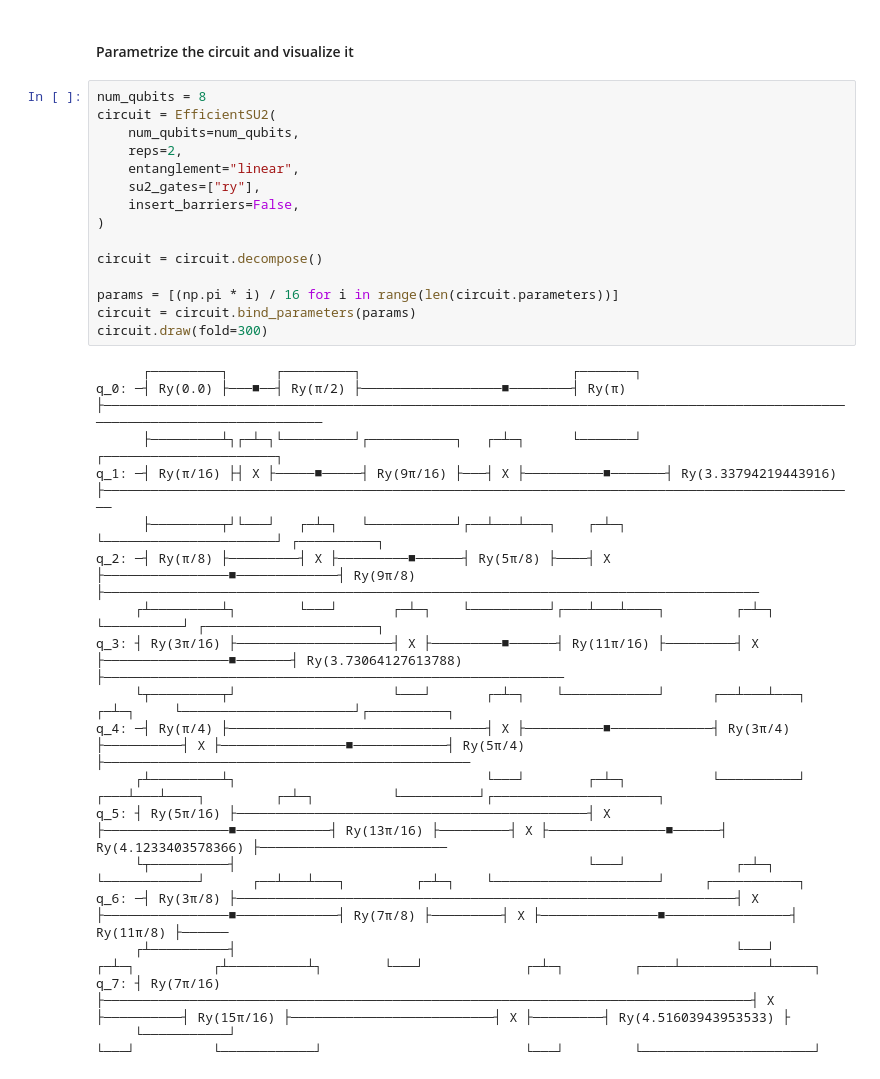
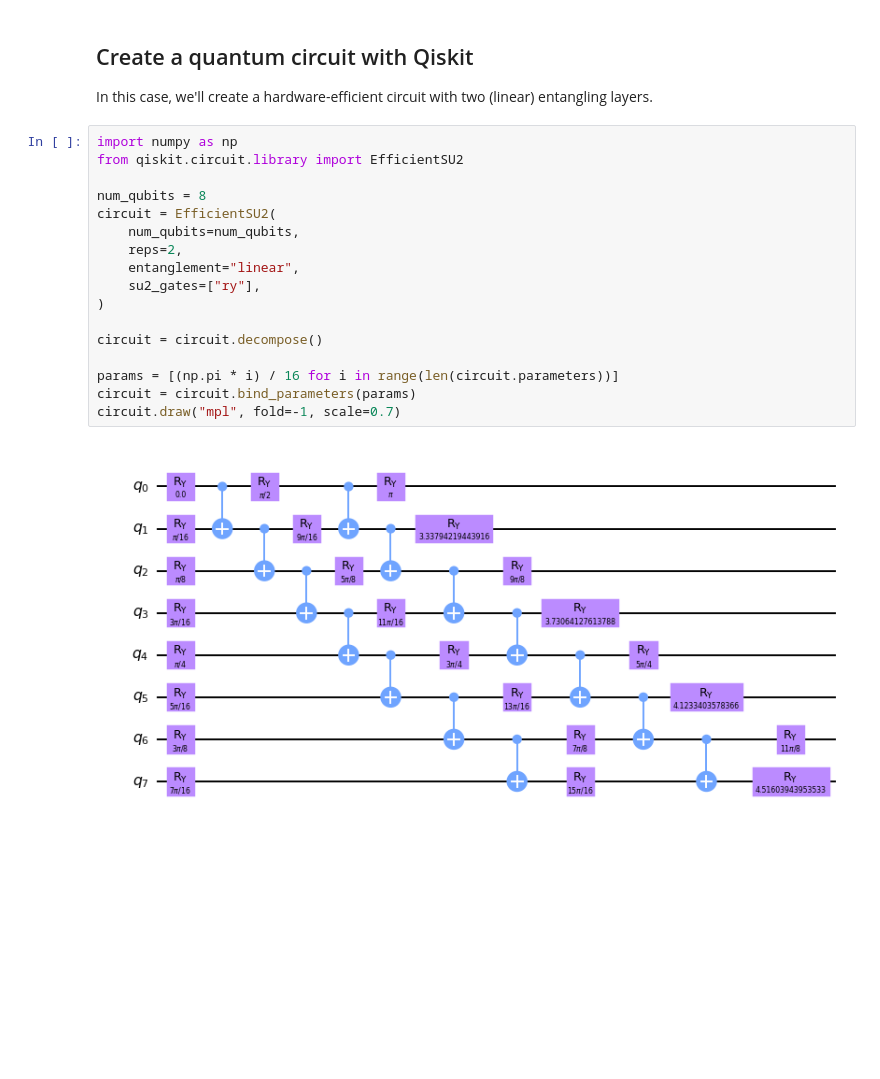
Before and after one commit to Qiskit/qiskit-addon-cutting, a Jupyter notebook: docs/circuit_cutting/tutorials/tutorial_3_circuit_cutting_with_quantum_serverless.ipynb, the cells around one changed output. Cells and saved outputs as stored; diff of their text form; blank space fills up the shorter version.

```diff
--- a/docs/circuit_cutting/tutorials/tutorial_3_circuit_cutting_with_quantum_serverless.ipynb
+++ b/docs/circuit_cutting/tutorials/tutorial_3_circuit_cutting_with_quantum_serverless.ipynb
@@ -20,35 +19,23 @@ from circuit_knitting_toolbox.circuit_cutting.wire_cutting import (
 # %% [markdown]
-#### Parametrize the circuit and visualize it
+## Create a quantum circuit with Qiskit
+
+In this case, we'll create a hardware-efficient circuit with two (linear) entangling layers.
 # %%
+import numpy as np
+from qiskit.circuit.library import EfficientSU2
+
 num_qubits = 8
 circuit = EfficientSU2(
     num_qubits=num_qubits,
     reps=2,
     entanglement="linear",
     su2_gates=["ry"],
-    insert_barriers=False,
 )
 
 circuit = circuit.decompose()
 
 params = [(np.pi * i) / 16 for i in range(len(circuit.parameters))]
 circuit = circuit.bind_parameters(params)
-circuit.draw(fold=300)
+circuit.draw("mpl", fold=-1, scale=0.7)
 # %% [output]
-      ┌─────────┐      ┌─────────┐                           ┌───────┐
-q_0: ─┤ Ry(0.0) ├───■──┤ Ry(π/2) ├──────────────────■────────┤ Ry(π) ├────────────────────────────────────────────────────────────────────────────────────────────────────────────────────────────
-      ├─────────┴┐┌─┴─┐└─────────┘┌───────────┐   ┌─┴─┐      └───────┘   ┌──────────────────────┐
-q_1: ─┤ Ry(π/16) ├┤ X ├─────■─────┤ Ry(9π/16) ├───┤ X ├──────────■───────┤ Ry(3.33794219443916) ├─────────────────────────────────────────────────────────────────────────────────────────────────
-      ├─────────┬┘└───┘   ┌─┴─┐   └───────────┘┌──┴───┴───┐    ┌─┴─┐     └──────────────────────┘ ┌──────────┐
-q_2: ─┤ Ry(π/8) ├─────────┤ X ├─────────■──────┤ Ry(5π/8) ├────┤ X ├────────────────■─────────────┤ Ry(9π/8) ├────────────────────────────────────────────────────────────────────────────────────
-     ┌┴─────────┴┐        └───┘       ┌─┴─┐    └──────────┘┌───┴───┴────┐         ┌─┴─┐           └──────────┘ ┌──────────────────────┐
-q_3: ┤ Ry(3π/16) ├────────────────────┤ X ├─────────■──────┤ Ry(11π/16) ├─────────┤ X ├────────────────■───────┤ Ry(3.73064127613788) ├───────────────────────────────────────────────────────────
-     └┬─────────┬┘                    └───┘       ┌─┴─┐    └────────────┘      ┌──┴───┴───┐          ┌─┴─┐     └──────────────────────┘┌──────────┐
-q_4: ─┤ Ry(π/4) ├─────────────────────────────────┤ X ├──────────■─────────────┤ Ry(3π/4) ├──────────┤ X ├────────────────■────────────┤ Ry(5π/4) ├───────────────────────────────────────────────
-     ┌┴─────────┴┐                                └───┘        ┌─┴─┐           └──────────┘      ┌───┴───┴────┐         ┌─┴─┐          └──────────┘┌─────────────────────┐
-q_5: ┤ Ry(5π/16) ├─────────────────────────────────────────────┤ X ├────────────────■────────────┤ Ry(13π/16) ├─────────┤ X ├───────────────■──────┤ Ry(4.1233403578366) ├────────────────────────
-     └┬──────────┤                                             └───┘              ┌─┴─┐          └────────────┘      ┌──┴───┴───┐         ┌─┴─┐    └─────────────────────┘     ┌───────────┐
-q_6: ─┤ Ry(3π/8) ├────────────────────────────────────────────────────────────────┤ X ├────────────────■─────────────┤ Ry(7π/8) ├─────────┤ X ├───────────────■────────────────┤ Ry(11π/8) ├──────
-     ┌┴──────────┤                                                                └───┘              ┌─┴─┐          ┌┴──────────┴┐        └───┘             ┌─┴─┐         ┌────┴───────────┴─────┐
-q_7: ┤ Ry(7π/16) ├───────────────────────────────────────────────────────────────────────────────────┤ X ├──────────┤ Ry(15π/16) ├──────────────────────────┤ X ├─────────┤ Ry(4.51603943953533) ├
-     └───────────┘                                                                                   └───┘          └────────────┘                          └───┘         └──────────────────────┘
+[figure, added]
```
Also changed, not shown: parts of 40 cells of this notebook, 2 other files.
